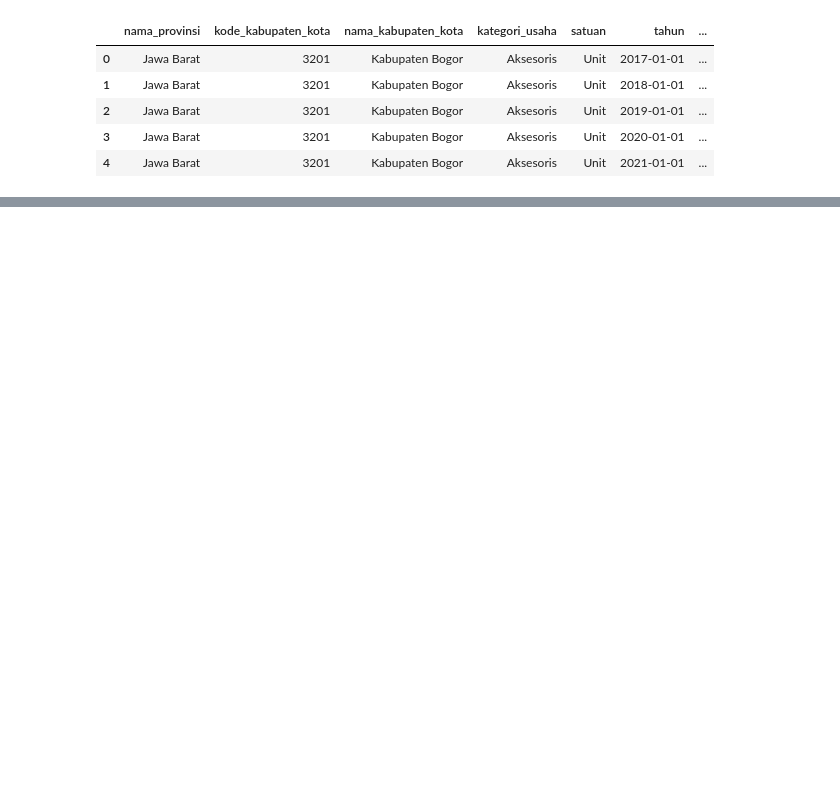
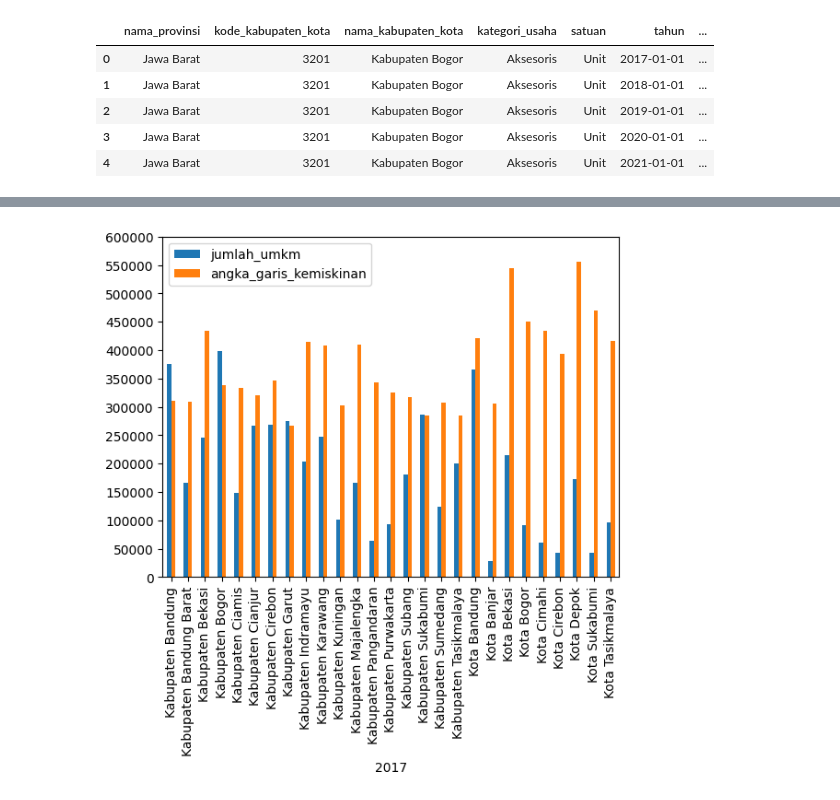
Before and after one commit to NabilHanifA/Data-Mining-Kel-1-2023, a Jupyter notebook: EDAv1.ipynb, the cells around one changed output, grey strips where cells are left out. Cells and saved outputs as stored; diff of their text form; code cells hidden in the pictures; blank space fills up the shorter version.

```diff
--- a/EDAv1.ipynb
+++ b/EDAv1.ipynb
@@ -181,0 +215,17 @@ df_umkm.head()
+# %%
+df3 = df2.groupby(['nama_kabupaten_kota', 'angka_garis_kemiskinan', 'tahun'])['jumlah_umkm'].sum().reset_index()
+df2017 = df3[df3['tahun'] == '2017-01-01']
+df2018 = df3[df3['tahun'] == '2018-01-01']
+df2019 = df3[df3['tahun'] == '2019-01-01']
+df2020 = df3[df3['tahun'] == '2020-01-01']
+df2021 = df3[df3['tahun'] == '2021-01-01']
+# %%
+df_groups2017 = df2017.groupby(['nama_kabupaten_kota'])[['jumlah_umkm', 'angka_garis_kemiskinan']].sum()
+df_groups2017.plot(kind='bar')
+plt.xlabel('2017')
+# Adjust y-axis ticks
+max_y = np.ceil(df_groups2017[['jumlah_umkm', 'angka_garis_kemiskinan']].max().max() / 50000) * 50000
+plt.yticks(np.arange(0, max_y + 1, 50000))
+plt.show()
+# %% [output]
+[figure, added]
```
Also changed, not shown: parts of 21 cells of this notebook.
